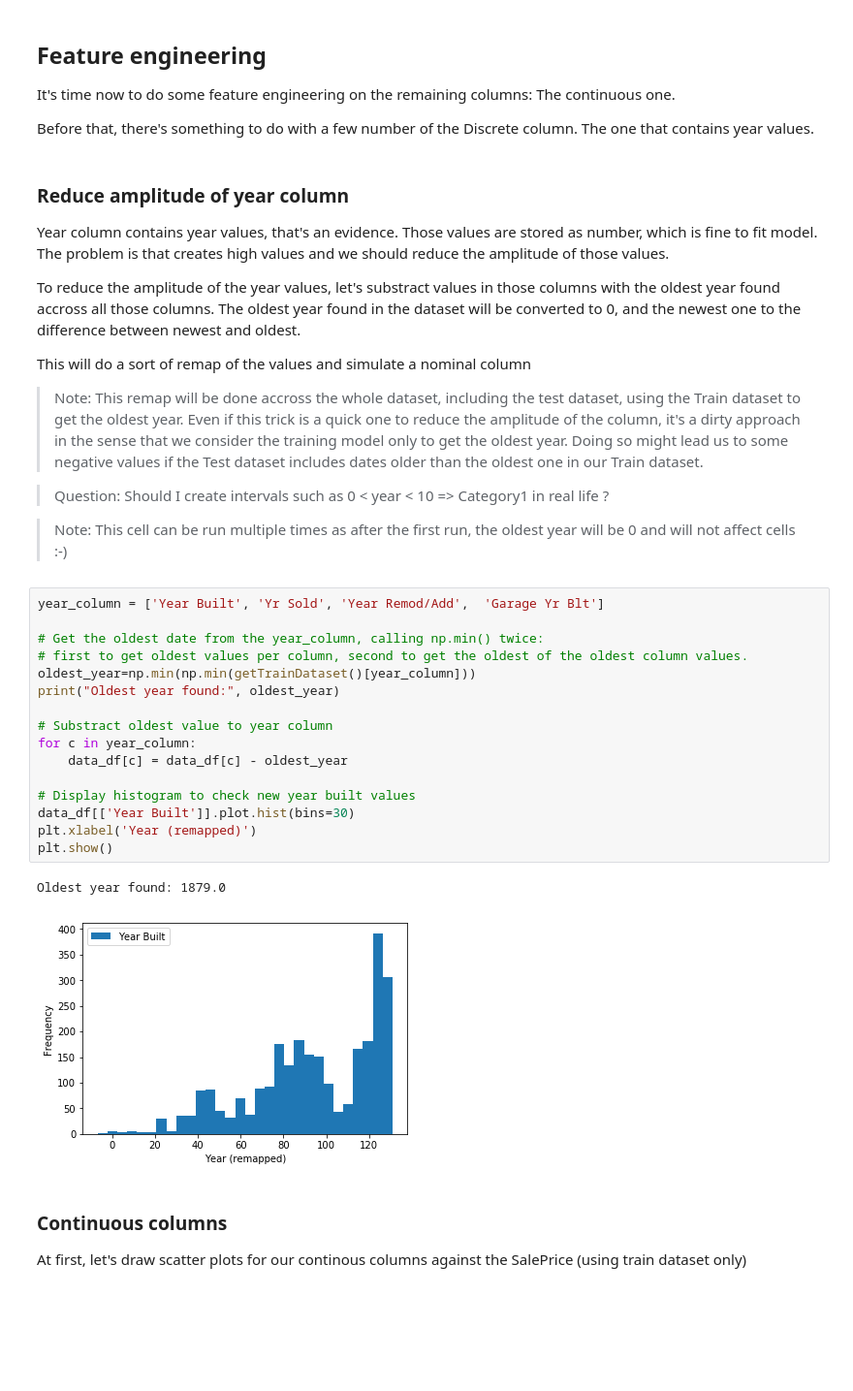
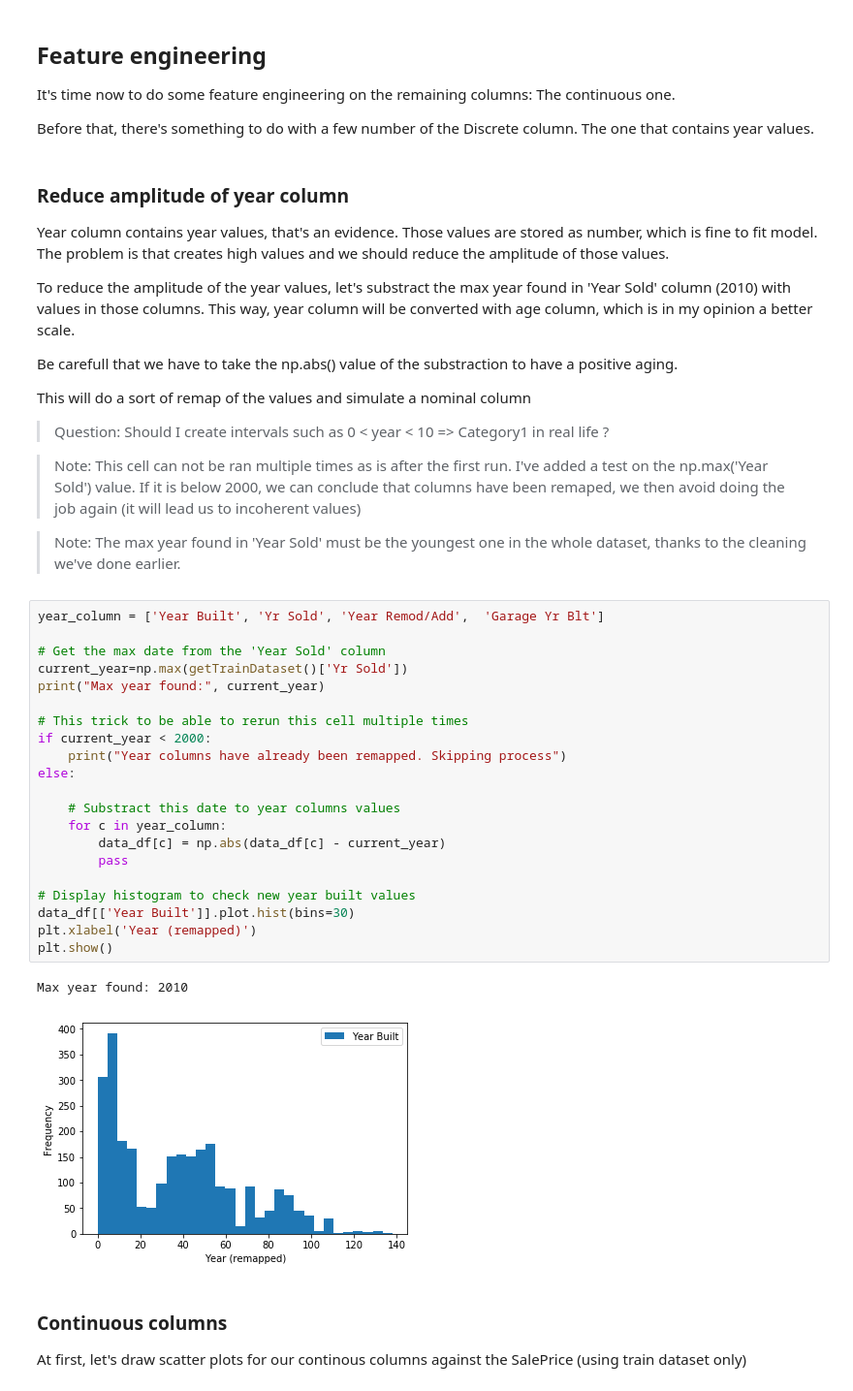
Before and after one commit to xnicolovici/machine_learning, a Jupyter notebook: notebooks/Course No 3/09. Course project/03. Part 2 - House prices/house-prices-solution.ipynb, the cells around one changed output. Shown at 97% size. Saved outputs shown, nothing was run; the diff lists cells and outputs as text; blank space fills up the shorter version.

```diff
--- a/notebooks/Course No 3/09. Course project/03. Part 2 - House prices/house-prices-solution.ipynb
+++ b/notebooks/Course No 3/09. Course project/03. Part 2 - House prices/house-prices-solution.ipynb
@@ -1128,37 +1119,43 @@ Before that, there's something to do with a few number of the Discrete column. T
 
 Year column contains year values, that's an evidence. Those values are stored as number, which is fine to fit model. The problem is that creates high values and we should reduce the amplitude of those values.
 
-To reduce the amplitude of the year values, let's substract values in those columns with the oldest year found accross all those columns. The oldest year found in the dataset will be converted to 0, and the newest one to the difference between newest and oldest.
+To reduce the amplitude of the year values, let's substract the max year found in 'Year Sold' column (2010) with values in those columns. This way, year column will be converted with age column, which is in my opinion a better scale.
+
+Be carefull that we have to take the np.abs() value of the substraction to have a positive aging.
 
 This will do a sort of remap of the values and simulate a nominal column
 
-> Note: This remap will be done accross the whole dataset, including the test dataset, using the Train dataset to get the oldest year.
-Even if this trick is a quick one to reduce the amplitude of the column, it's a dirty approach in the sense that we consider the
-training model only to get the oldest year. Doing so might lead us to some negative values if the Test dataset includes dates older than
-the oldest one in our Train dataset.
-
 > Question: Should I create intervals such as 0 < year < 10  => Category1 in real life ?
 
-> Note: This cell can be run multiple times as after the first run, the oldest year will be 0 and will not affect cells :-)
+> Note: This cell can not be ran multiple times as is after the first run. I've added a test on the np.max('Year Sold') value. If it is below 2000,
+we can conclude that columns have been remaped, we then avoid doing the job again (it will lead us to incoherent values)
+
+
+> Note: The max year found in 'Year Sold' must be the youngest one in the whole dataset,  thanks to the cleaning we've done earlier.
 # %%
 year_column = ['Year Built', 'Yr Sold', 'Year Remod/Add',  'Garage Yr Blt']
 
-# Get the oldest date from the year_column, calling np.min() twice:
-# first to get oldest values per column, second to get the oldest of the oldest column values.
-oldest_year=np.min(np.min(getTrainDataset()[year_column]))
-print("Oldest year found:", oldest_year)
+# Get the max date from the 'Year Sold' column
+current_year=np.max(getTrainDataset()['Yr Sold'])
+print("Max year found:", current_year)
 
-# Substract oldest value to year column
-for c in year_column:
-    data_df[c] = data_df[c] - oldest_year
+# This trick to be able to rerun this cell multiple times
+if current_year < 2000:
+    print("Year columns have already been remapped. Skipping process")
+else:
+
+    # Substract this date to year columns values
+    for c in year_column:
+        data_df[c] = np.abs(data_df[c] - current_year)
+        pass
 
 # Display histogram to check new year built values
 data_df[['Year Built']].plot.hist(bins=30)
 plt.xlabel('Year (remapped)')
 plt.show()
 # %% [output]
-Oldest year found: 1879.0
+Max year found: 2010
-[figure, old version]
+[figure, new version]
 # %% [markdown]
 ### Continuous columns
 
```
Also changed, not shown: parts of 20 cells of this notebook, 4 other files.
